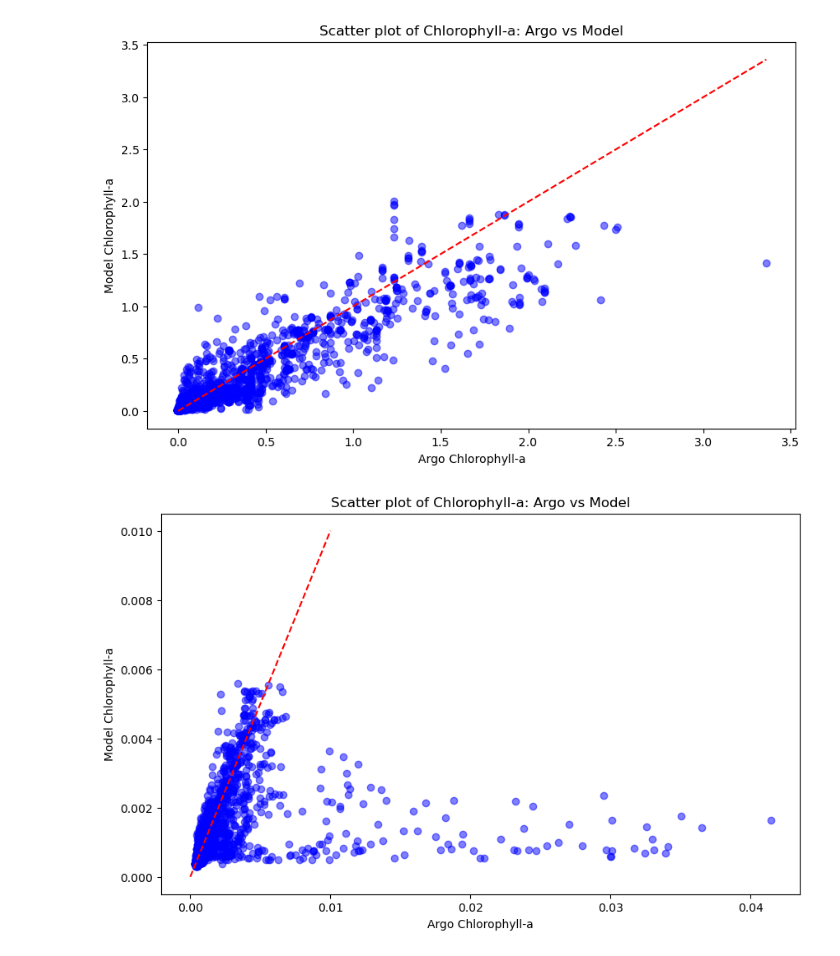
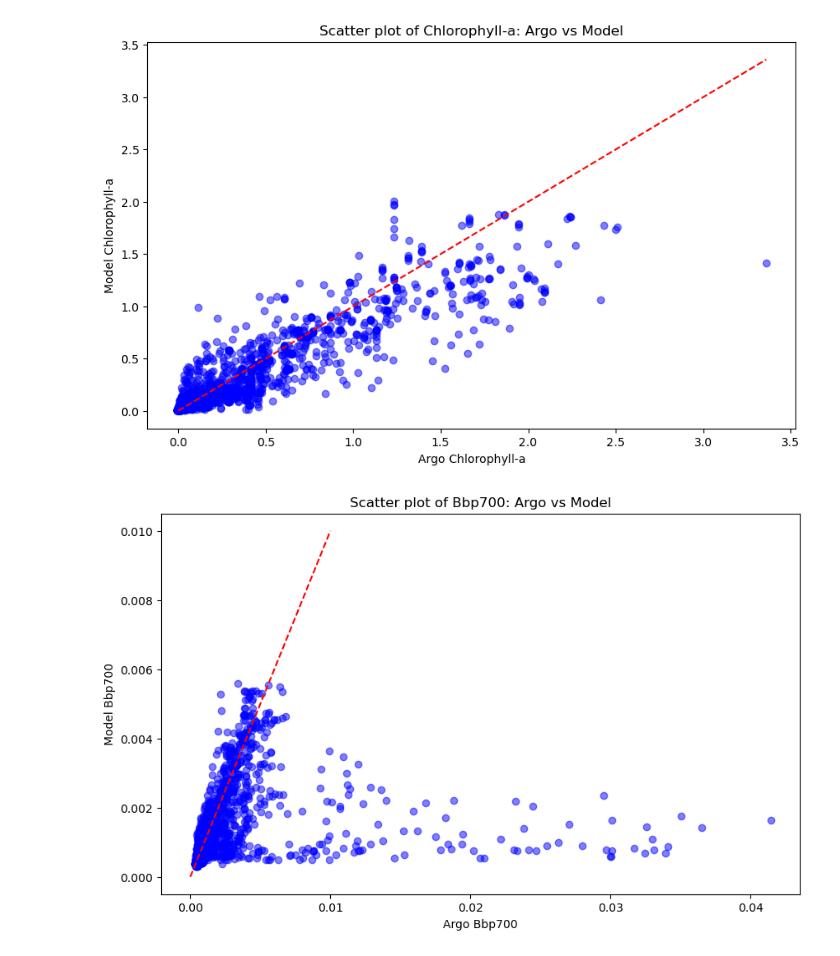
Before and after one commit to Flavi1P/Producitivity_estimates, a Jupyter notebook: Scripts/3d_products.ipynb, the cells around one changed output. Drawn from its saved outputs; the diff is of its cells as text; code cells hidden in the pictures.

```diff
--- a/Scripts/3d_products.ipynb
+++ b/Scripts/3d_products.ipynb
@@ -19,4 +19,4 @@ WMO = 6904185 # Use any f
 
 argo_ds = ArgoFloat(WMO).open_dataset("Sprof")
 
-argo_filtered = argo_ds[['LATITUDE', 'LONGITUDE', 'JULD', 'CHLA_ADJUSTED', 'BBP700', 'PRES']]
+argo_filtered = argo_ds[['LATITUDE', 'LONGITUDE', 'JULD', 'CHLA_ADJUSTED', 'BBP700', 'PRES', 'TEMP', 'PSAL']]
@@ -40,0 +74,13 @@ argo_binned = argo_binned.where(argo_binned['date'] < max(dat['time'].values), d
+# %%
+model_time = dat["chl"].sel(
+    time=argo_binned["date"],
+    method="nearest"
+)["time"]
+
+argo_binned["CHLA_ML"] = dat["chl"].sel(
+    longitude=argo_binned["LONGITUDE"],
+    latitude=argo_binned["LATITUDE"],
+    depth=argo_binned["STD_PRES_BINS"],
+    time=model_time,
+    method="nearest"
+)
@@ -54,6 +120,14 @@ argo_binned["BBP700_ML"] = dat["bbp"].sel(
     depth=argo_binned['STD_PRES_BINS'],
     method="nearest"
 )
+
+argo_binned["PAR"] = dat["PAR"].sel(
+    longitude=argo_binned["LONGITUDE"],
+    latitude=argo_binned["LATITUDE"],
+    time=argo_binned["date"],
+    depth=argo_binned['STD_PRES_BINS'],
+    method="nearest"
+)
 # %%
 profile_to_check = 18
 plot_prof = argo_binned.sel(date = argo_binned.date[profile_to_check])
@@ -134,16 +208,16 @@ plt.show()
 # %%
 fig, ax = plt.subplots(figsize=(10, 6))
 
 ax.scatter(
     argo_binned["BBP700"],
     argo_binned["BBP700_ML"],
     c="blue",
     alpha=0.5
 )
-ax.set_title("Scatter plot of Chlorophyll-a: Argo vs Model")
-ax.set_xlabel("Argo Chlorophyll-a")
-ax.set_ylabel("Model Chlorophyll-a")
+ax.set_title("Scatter plot of Bbp700: Argo vs Model")
+ax.set_xlabel("Argo Bbp700")
+ax.set_ylabel("Model Bbp700")
 ax.plot([0, 0.01], [0, 0.01], 'r--')
 plt.show()
 # %% [output]
-[figure, old version]
+[figure, new version]
```
Also changed, not shown: parts of 32 cells of this notebook.
